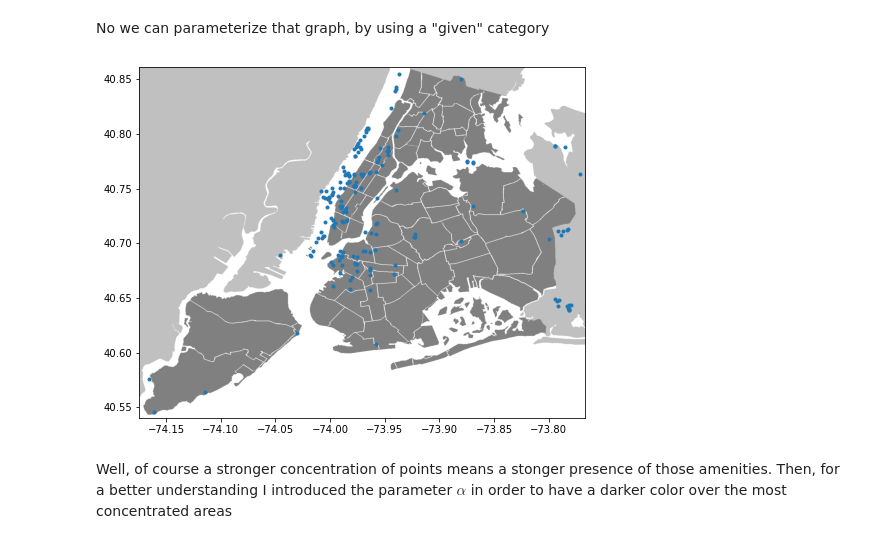
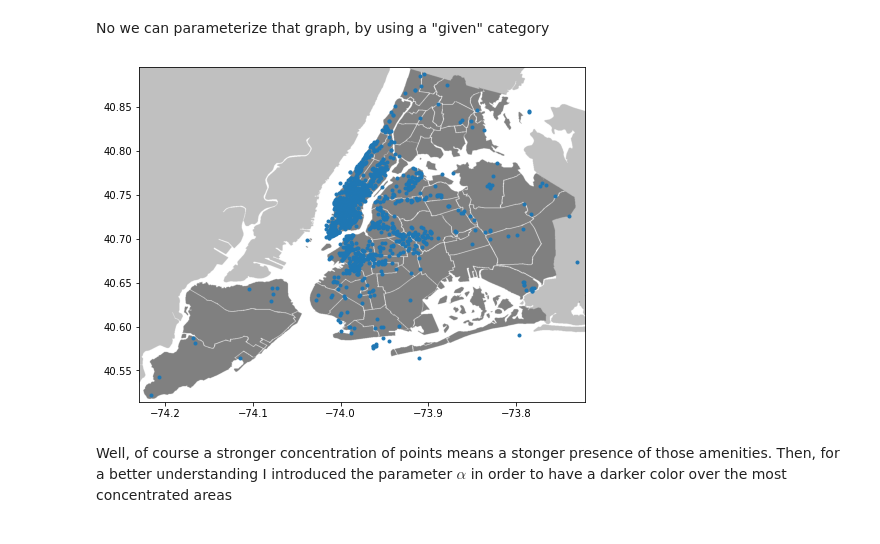
Before and after one commit to francescodisalvo05/Data-Science-Lab-Exercises, a Jupyter notebook: Notebooks/5-Laboratory-04-11-2020.ipynb, the cells around one changed output. Drawn from its saved outputs; the diff is of its cells as text; code cells hidden in the pictures.

```diff
--- a/Notebooks/5-Laboratory-04-11-2020.ipynb
+++ b/Notebooks/5-Laboratory-04-11-2020.ipynb
@@ -166,9 +166,9 @@ def plotScatterImg(amenity):
     plt.imshow(img,extent = [x_lim[0]+0.011, x_lim[1]-0.015,
                              y_lim[0]+0.011, y_lim[1]-0.03])
 # %%
-plotScatterImg("atm")
+plotScatterImg("cafe")
 # %% [output]
-[figure, old version]
+[figure, new version]
 # %% [markdown]
 Well, of course a stronger concentration of points means a stonger presence of those amenities. Then, for a better understanding I introduced the parameter $\alpha$ in order to  have a darker color over the most concentrated areas
 # %% [markdown]
```
Also changed, not shown: parts of 32 cells of this notebook, 1 other file.
